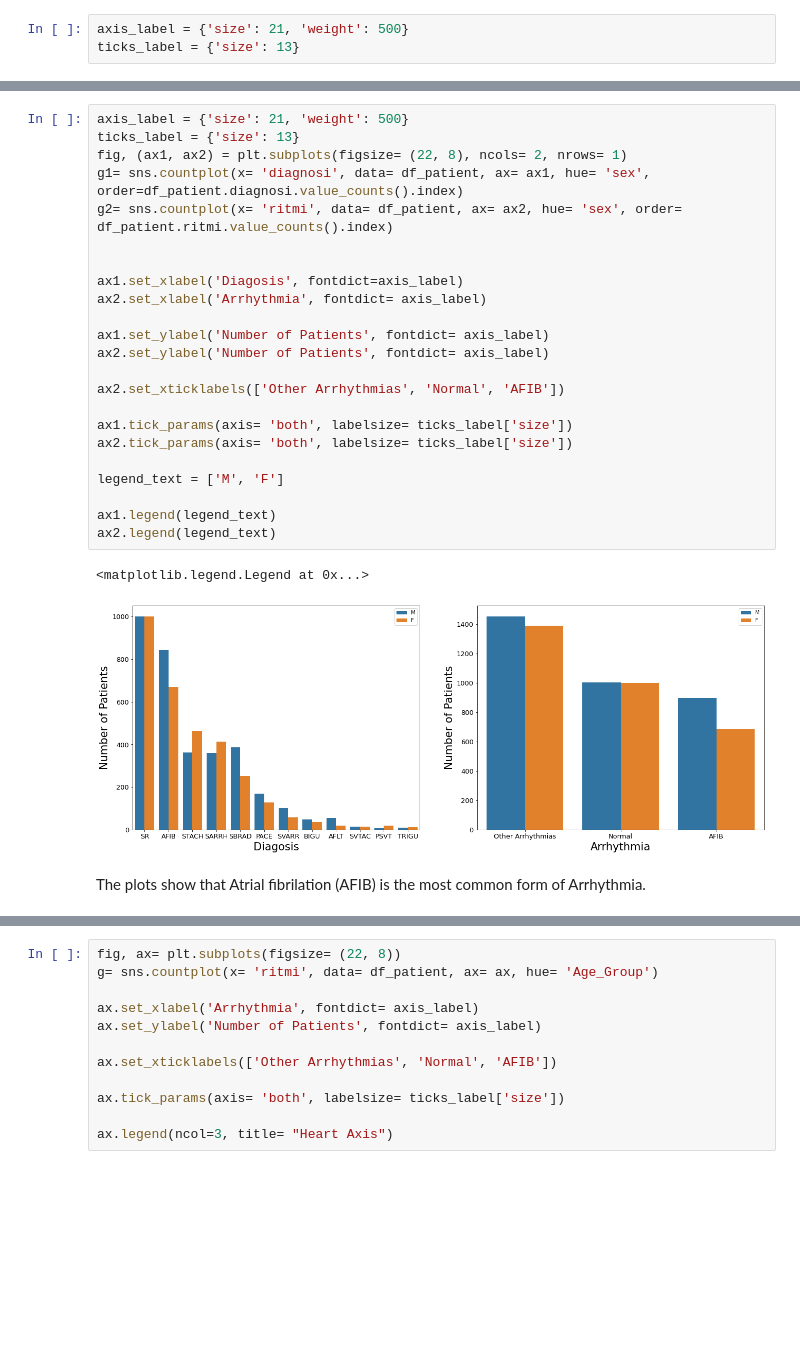
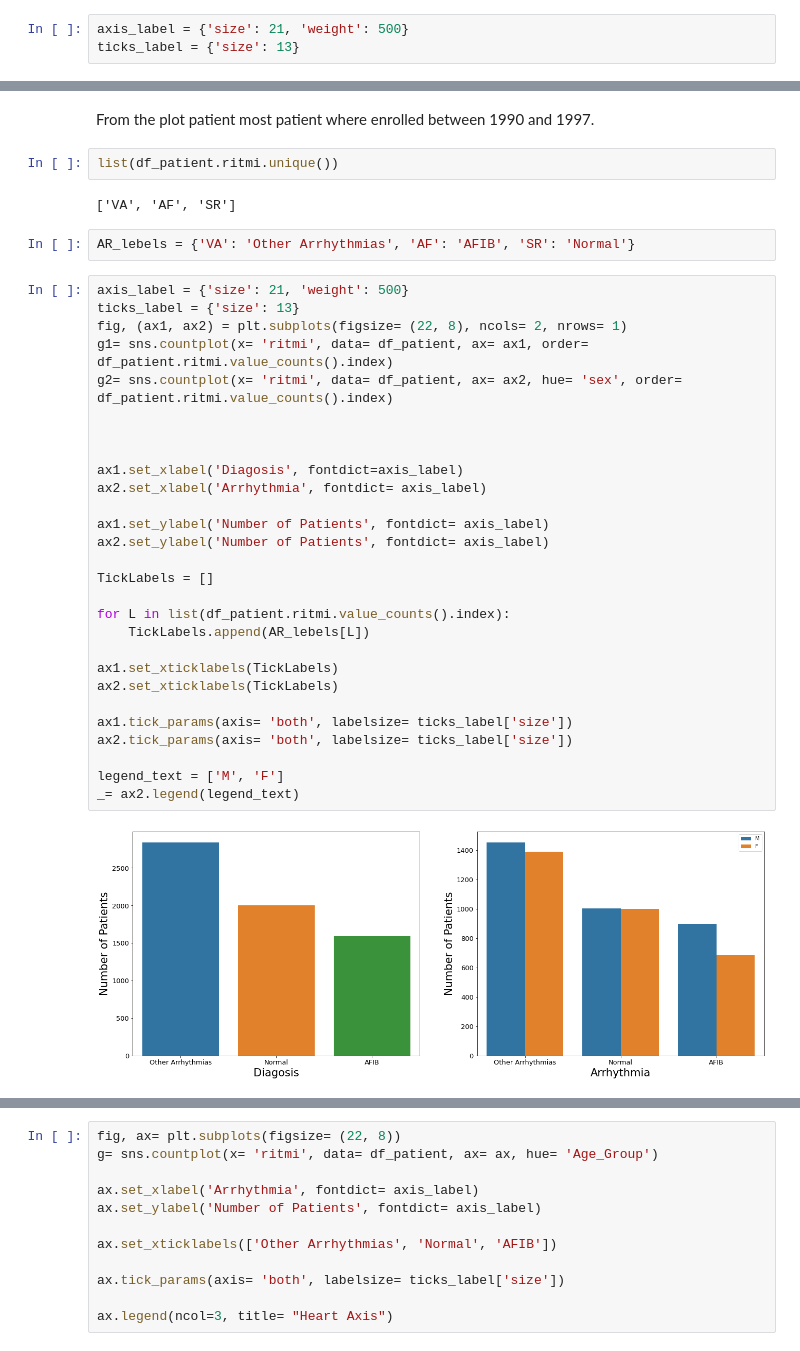
Before and after one commit to BakarrBah/Springboard, a Jupyter notebook: Capstone2/02_EDA.ipynb, the cells around one changed output, grey strips where cells are left out. Cells and saved outputs as stored; diff of their text form; blank space fills up the shorter version.

```diff
--- a/Capstone2/02_EDA.ipynb
+++ b/Capstone2/02_EDA.ipynb
@@ -55,28 +60,38 @@ ax.tick_params(axis= 'both', labelsize= 15)
+# %% [markdown]
+From the plot patient most patient where enrolled between 1990 and 1997.
+# %%
+list(df_patient.ritmi.unique())
+# %% [output]
+['VA', 'AF', 'SR']
+# %%
+AR_lebels = {'VA': 'Other Arrhythmias', 'AF': 'AFIB', 'SR': 'Normal'}
 # %%
 axis_label = {'size': 21, 'weight': 500}
 ticks_label = {'size': 13}
 fig, (ax1, ax2) = plt.subplots(figsize= (22, 8), ncols= 2, nrows= 1)
-g1= sns.countplot(x= 'diagnosi', data= df_patient, ax= ax1, hue= 'sex', order=df_patient.diagnosi.value_counts().index)
+g1= sns.countplot(x= 'ritmi', data= df_patient, ax= ax1, order= df_patient.ritmi.value_counts().index)
 g2= sns.countplot(x= 'ritmi', data= df_patient, ax= ax2, hue= 'sex', order= df_patient.ritmi.value_counts().index)
+
 
 
 ax1.set_xlabel('Diagosis', fontdict=axis_label)
 ax2.set_xlabel('Arrhythmia', fontdict= axis_label)
 
 ax1.set_ylabel('Number of Patients', fontdict= axis_label)
 ax2.set_ylabel('Number of Patients', fontdict= axis_label)
 
-ax2.set_xticklabels(['Other Arrhythmias', 'Normal', 'AFIB'])
+TickLabels = []
+
+for L in list(df_patient.ritmi.value_counts().index):
+    TickLabels.append(AR_lebels[L])
+
+ax1.set_xticklabels(TickLabels)
+ax2.set_xticklabels(TickLabels)
 
 ax1.tick_params(axis= 'both', labelsize= ticks_label['size'])
 ax2.tick_params(axis= 'both', labelsize= ticks_label['size'])
 
 legend_text = ['M', 'F']
-
-ax1.legend(legend_text)
-ax2.legend(legend_text)
+_= ax2.legend(legend_text)
 # %% [output]
-<matplotlib.legend.Legend at 0x...>
-[figure, old version]
+[figure, new version]
-# %% [markdown]
-The plots show that Atrial fibrilation (AFIB) is the most common form of Arrhythmia.
```
Also changed, not shown: parts of 16 cells of this notebook, 2 other files.
